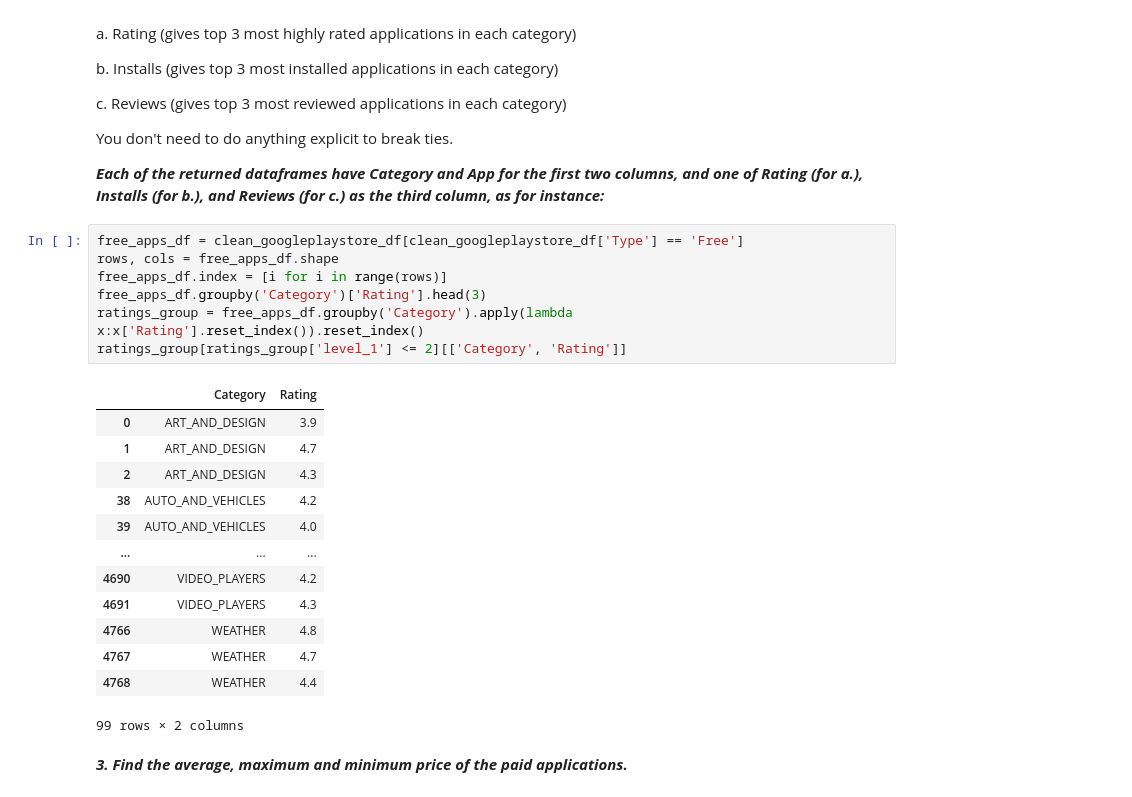
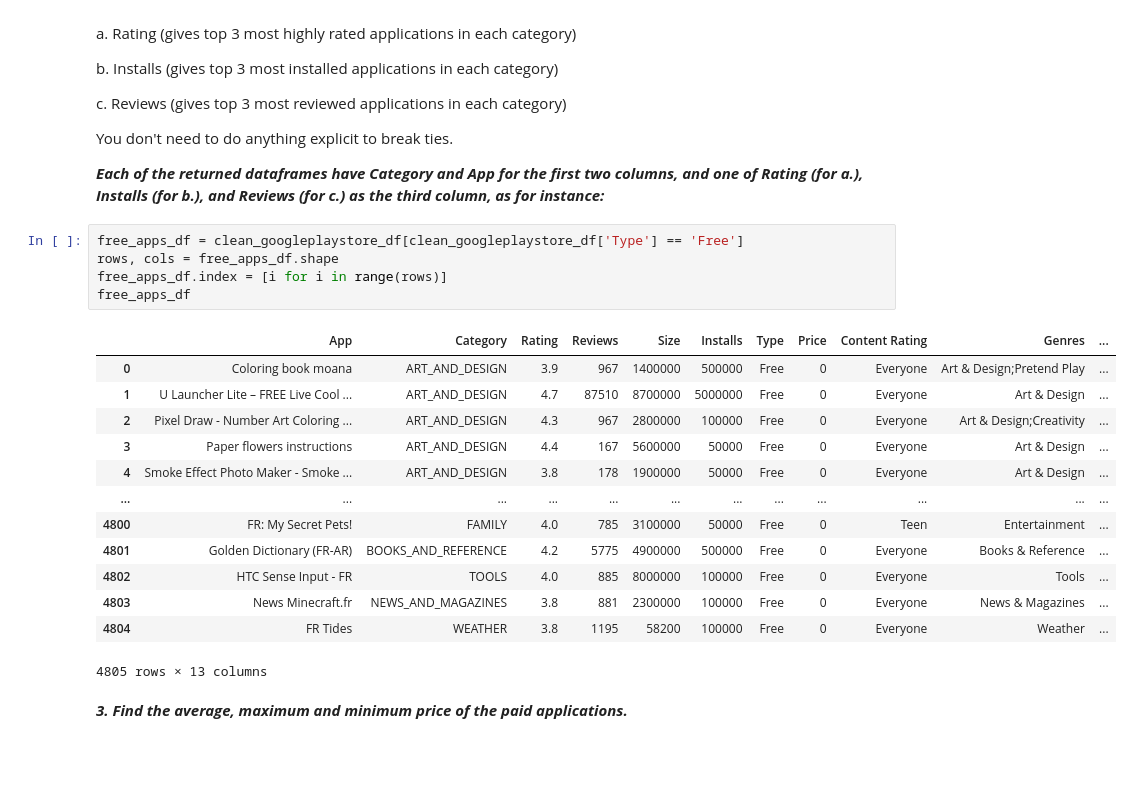
Before and after one commit to Sameerahmed786/CS210Spring2022, a Jupyter notebook: google_apps.ipynb, the cells around one changed output. Saved outputs shown, nothing was run; the diff lists cells and outputs as text; blank space fills up the shorter version.

```diff
--- a/google_apps.ipynb
+++ b/google_apps.ipynb
@@ -233,24 +233,22 @@ clean_googleplaystore_df.groupby('Category')['Rating'].describe()
 # %%
 free_apps_df = clean_googleplaystore_df[clean_googleplaystore_df['Type'] == 'Free']
 rows, cols = free_apps_df.shape
 free_apps_df.index = [i for i in range(rows)]
-free_apps_df.groupby('Category')['Rating'].head(3)
-ratings_group = free_apps_df.groupby('Category').apply(lambda x:x['Rating'].reset_index()).reset_index()
-ratings_group[ratings_group['level_1'] <= 2][['Category', 'Rating']]
+free_apps_df
 # %% [output]
-|  | Category | Rating |
-| 0 | ART_AND_DESIGN | 3.9 |
-| 1 | ART_AND_DESIGN | 4.7 |
-| 2 | ART_AND_DESIGN | 4.3 |
-| 38 | AUTO_AND_VEHICLES | 4.2 |
-| 39 | AUTO_AND_VEHICLES | 4.0 |
-| ... | ... | ... |
-| 4690 | VIDEO_PLAYERS | 4.2 |
-| 4691 | VIDEO_PLAYERS | 4.3 |
-| 4766 | WEATHER | 4.8 |
-| 4767 | WEATHER | 4.7 |
-| 4768 | WEATHER | 4.4 |
+|  | App | Category | Rating | Reviews | Size | Installs | Type | Price | Content Rating | Genres | ... |
+| 0 | Coloring book moana | ART_AND_DESIGN | 3.9 | 967 | 1400000 | 500000 | Free | 0 | Everyone | Art & Design;Pretend Play | ... |
+| 1 | U Launcher Lite – FREE Live Cool ... | ART_AND_DESIGN | 4.7 | 87510 | 8700000 | 5000000 | Free | 0 | Everyone | Art & Design | ... |
+| 2 | Pixel Draw - Number Art Coloring ... | ART_AND_DESIGN | 4.3 | 967 | 2800000 | 100000 | Free | 0 | Everyone | Art & Design;Creativity | ... |
+| 3 | Paper flowers instructions | ART_AND_DESIGN | 4.4 | 167 | 5600000 | 50000 | Free | 0 | Everyone | Art & Design | ... |
+| 4 | Smoke Effect Photo Maker - Smoke ... | ART_AND_DESIGN | 3.8 | 178 | 1900000 | 50000 | Free | 0 | Everyone | Art & Design | ... |
+| ... | ... | ... | ... | ... | ... | ... | ... | ... | ... | ... | ... |
+| 4800 | FR: My Secret Pets! | FAMILY | 4.0 | 785 | 3100000 | 50000 | Free | 0 | Teen | Entertainment | ... |
+| 4801 | Golden Dictionary (FR-AR) | BOOKS_AND_REFERENCE | 4.2 | 5775 | 4900000 | 500000 | Free | 0 | Everyone | Books & Reference | ... |
+| 4802 | HTC Sense Input - FR | TOOLS | 4.0 | 885 | 8000000 | 100000 | Free | 0 | Everyone | Tools | ... |
+| 4803 | News Minecraft.fr | NEWS_AND_MAGAZINES | 3.8 | 881 | 2300000 | 100000 | Free | 0 | Everyone | News & Magazines | ... |
+| 4804 | FR Tides | WEATHER | 3.8 | 1195 | 58200 | 100000 | Free | 0 | Everyone | Weather | ... |
-99 rows × 2 columns
+4805 rows × 13 columns
 # %% [markdown]
 ***3. Find the average, maximum and minimum price of the paid applications.***
 # %%
```
Also changed, not shown: parts of 5 cells of this notebook, 1 other file.
